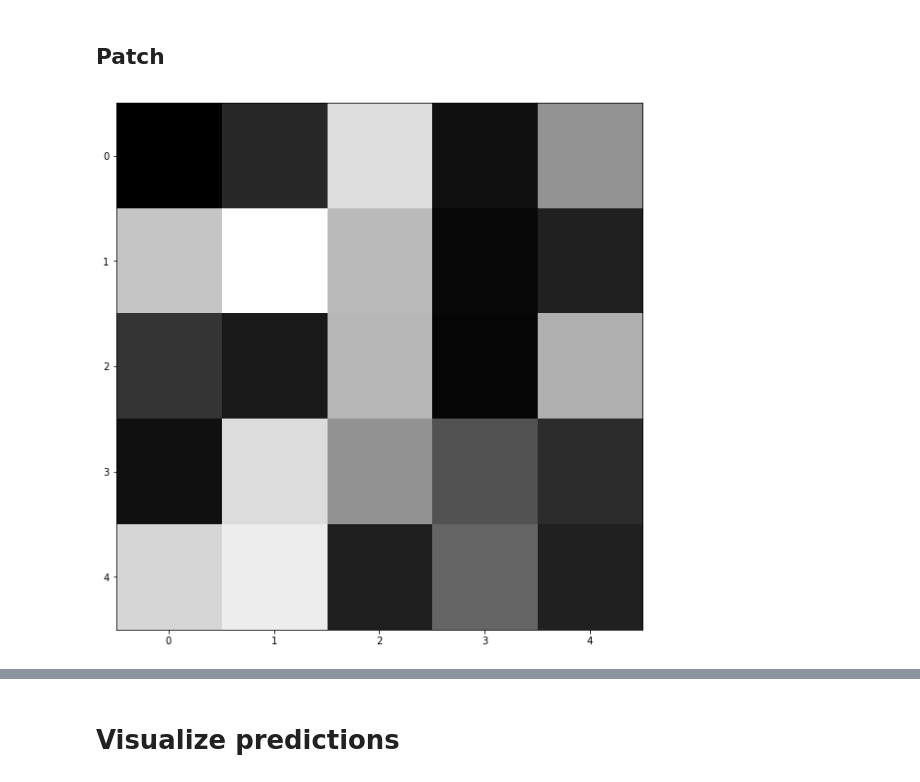
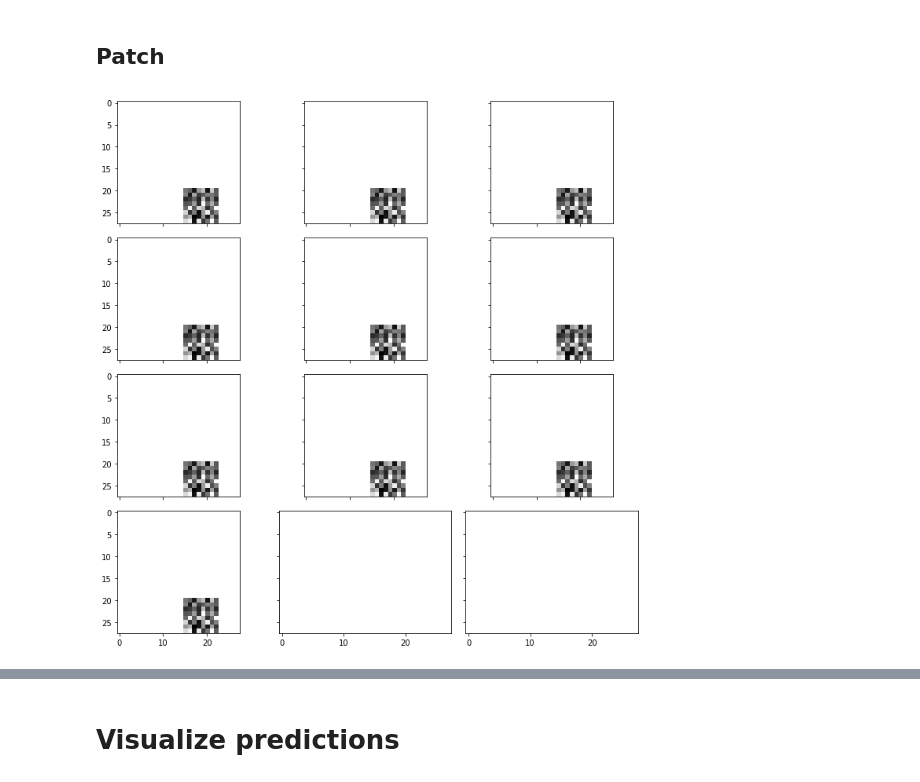
Before and after one commit to edublancas/trojan-defender, a Jupyter notebook: experiments/experiment-evaluation.ipynb, the cells around one changed output, grey strips where cells are left out. Cells and saved outputs as stored; diff of their text form; code cells hidden in the pictures.

```diff
--- a/experiments/experiment-evaluation.ipynb
+++ b/experiments/experiment-evaluation.ipynb
@@ -50,10 +52,9 @@ plot.gray_grid(dataset.x_test[~dataset.test_poisoned_idx],
 # %% [markdown]
 ## Patch
-# %%
-patch = dataset.poison_settings['a_patch']
-plot.gray_image(patch)
-# %% [output]
-[figure, removed]
+# %%
+plot.grid(dataset.sampled_patches)
+# %% [output]
+[figure, added]
 # %%
 y_test_pred = model.predict_classes(dataset.x_test)
 # %%
```
Also changed, not shown: parts of 11 cells of this notebook, 2 other files.
